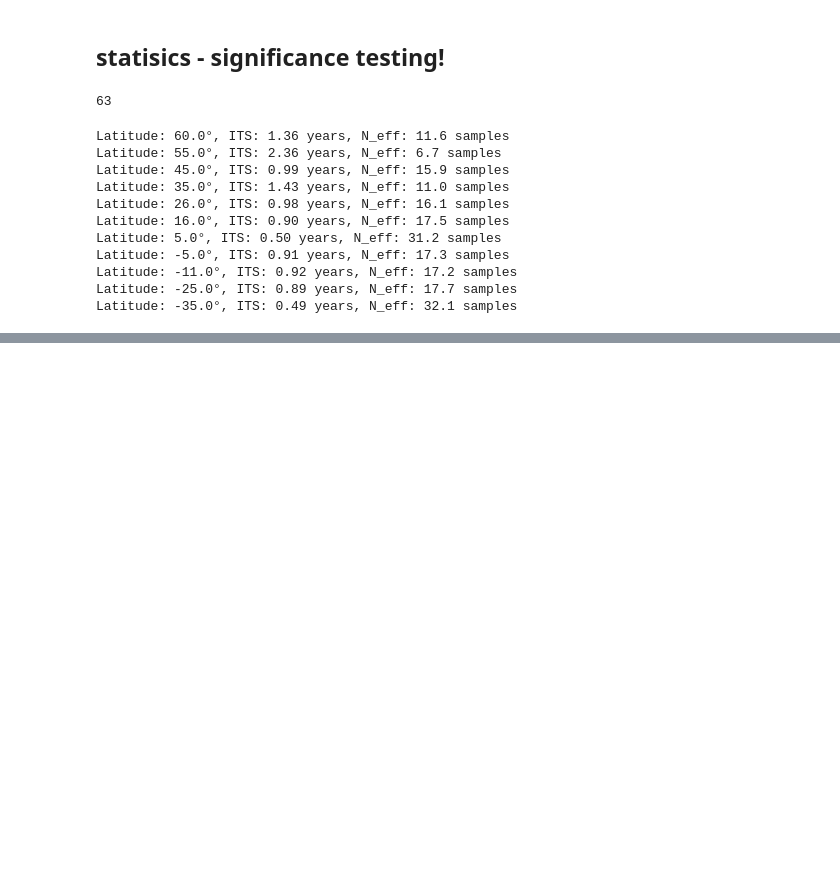
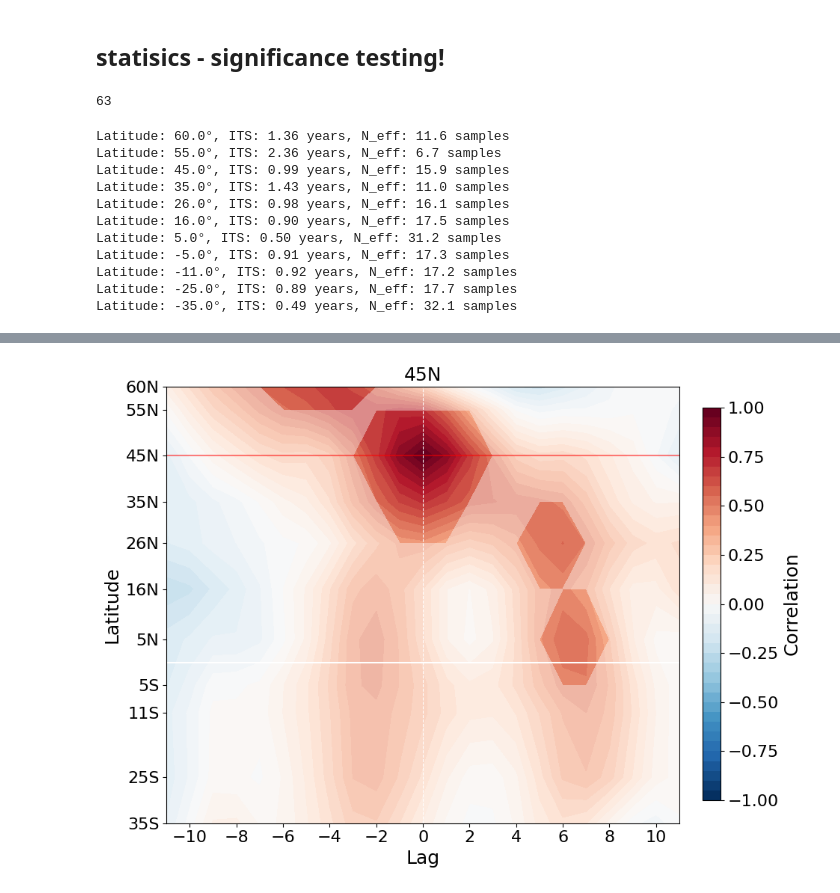
Before and after one commit to lea-dietz/masterthesis, a Jupyter notebook: coding/calafat_coherence.ipynb, the cells around one changed output, grey strips where cells are left out. Drawn from its saved outputs; the diff is of its cells as text; code cells hidden in the pictures; blank space fills up the shorter version.

```diff
--- a/coding/calafat_coherence.ipynb
+++ b/coding/calafat_coherence.ipynb
@@ -454,0 +365,87 @@ plt.show()
+# %%
+
+fig, ax = plt.subplots(figsize=(8, 7))
+
+MHT_mean = ds
+
+ref_lat = 45
+
+ref_idx = np.argmin(np.abs(lats - ref_lat))
+ts_ref  = MHT_mean.isel(lat=ref_idx).values
+
+corr_matrix = np.full((len(lats), len(all_lags)), np.nan)
+significance_mask = np.zeros((len(lats), len(all_lags)), dtype=bool)
+
+n_eff_ref = n_effs[ref_lat]
+
+ref_i = np.argmin(np.abs(lats - ref_lat))
+
+for i, lat in enumerate(lats):
+    ts = MHT_mean.isel(lat=i).values
+    pos_corr, _ = ccf(ts_ref, ts,   nlags=nlags, alpha=0.05)
+    neg_corr, _ = ccf(ts,   ts_ref, nlags=nlags, alpha=0.05)
+    full_corr = np.concatenate([neg_corr[1:][::-1], pos_corr])
+    corr_matrix[i, :] = full_corr
+
+    n_eff_lat = n_effs[lat]
+    min_n_eff = min(n_eff_ref, n_eff_lat)
+    r_crit = critical_r(min_n_eff)  # critical r for
+    # print(f"Ref lat: {ref_lat:.1f}°, Lat: {lat:.1f}°, N_eff_ref: {n_eff_ref:.1f}, N_eff_lat: {n_eff_lat:.1f}, r_crit: {r_crit:.3f}")
+    significance_mask[i, :] = np.abs(full_corr) >= r_crit
+    # shape of significance_mask is (n_lats, n_lags*2-1)
+
+# --- Plot ---
+cf = ax.contourf(
+    all_lags, lats, corr_matrix,
+    levels=np.linspace(-1, 1, 41),
+    cmap=cmap,
+)
+if significance:
+    ax.contourf(all_lags, lats,
+                np.where(~significance_mask, 1, np.nan),
+                levels=[0.5, 1.5],
+                colors='white', alpha=0.4)
+    savename = f"lag_corr_significance_{ref_lat}.png"
+else:
+    savename = f"lag_corr_{ref_lat}.png"
+
+ax.axhline(ref_lat, color='red', linewidth=1.5, label=f'Ref: {ref_lat}°N', alpha=0.5)
+
+# ax.axhline(35, color='purple', linewidth=1.5, linestyle='-')
+# ax.axhline(16, color='purple', linewidth=1.5, linestyle='-')
+# ax.axhline(5, color='green', linewidth=1.5, linestyle='-')
+# ax.axhline(-34, color='green', linewidth=1.5, linestyle='-')
+
+ax.axvline(0, color='white', linewidth=0.8, linestyle='--')
+ax.axhline(0, color='white', linewidth=1.5)
+
+ax.set_yticks(ytick_pos)
+ax.set_yticklabels(ytick_labels)
+ax.set_xticks(np.arange(all_lags[1], all_lags[-1] + 1, 2))
+
+ref_label = f"{abs(ref_lat):.0f}{'N' if ref_lat >= 0 else 'S'}"
+ax.set_xlabel(f'Lag')
+ax.set_ylabel('Latitude')
+ax.set_title(f'{ref_label}')
+
+cbar_ax = fig.add_axes([1.02, 0.15, 0.03, 0.75])  # [left, bottom, width, height]
+fig.colorbar(cf, cax=cbar_ax, label='Correlation')
+
+## add handles
+ref_lat = mlines.Line2D([], [], color='red', linewidth=1.5, label=f'Reference Latitude')
+# band1 = mlines.Line2D([], [], color='purple', linewidth=1.5, linestyle='-', label="Coherence Band 1")
+# band2 = mlines.Line2D([], [], color='green', linewidth=1.5, linestyle='-', label="Coherence Band 2")
+
+# fig.legend(handles=[ref_lat,
+#                     # band1,
+#                     # band2
+#                     ],
+#            loc='lower right', fontsize=18) #, bbox_to_anchor=(1.05, 1))
+
+axes[-1].set_visible(False)
+plt.tight_layout()
+os.makedirs("figures/lead_lag", exist_ok=True)
+plt.savefig(f'figures/lead_lag/{savename}', dpi=300, bbox_inches='tight')
+plt.show()
+# %% [output]
+[figure, added]
```
Also changed, not shown: parts of 13 cells of this notebook, 14 other files.
